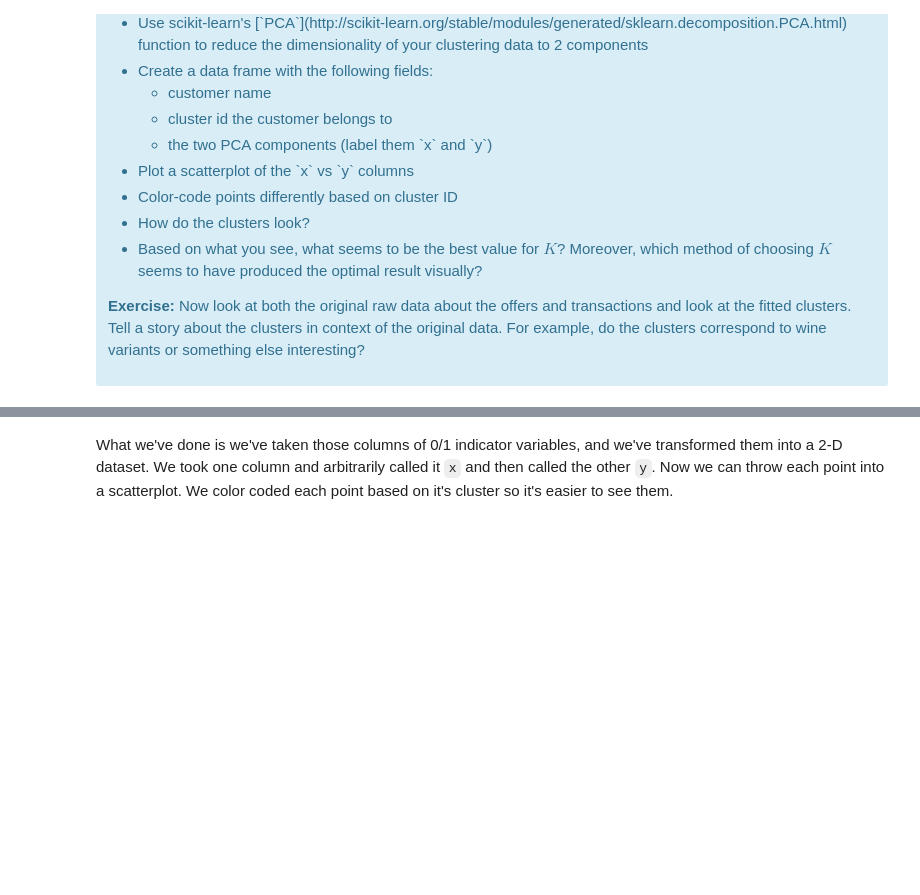
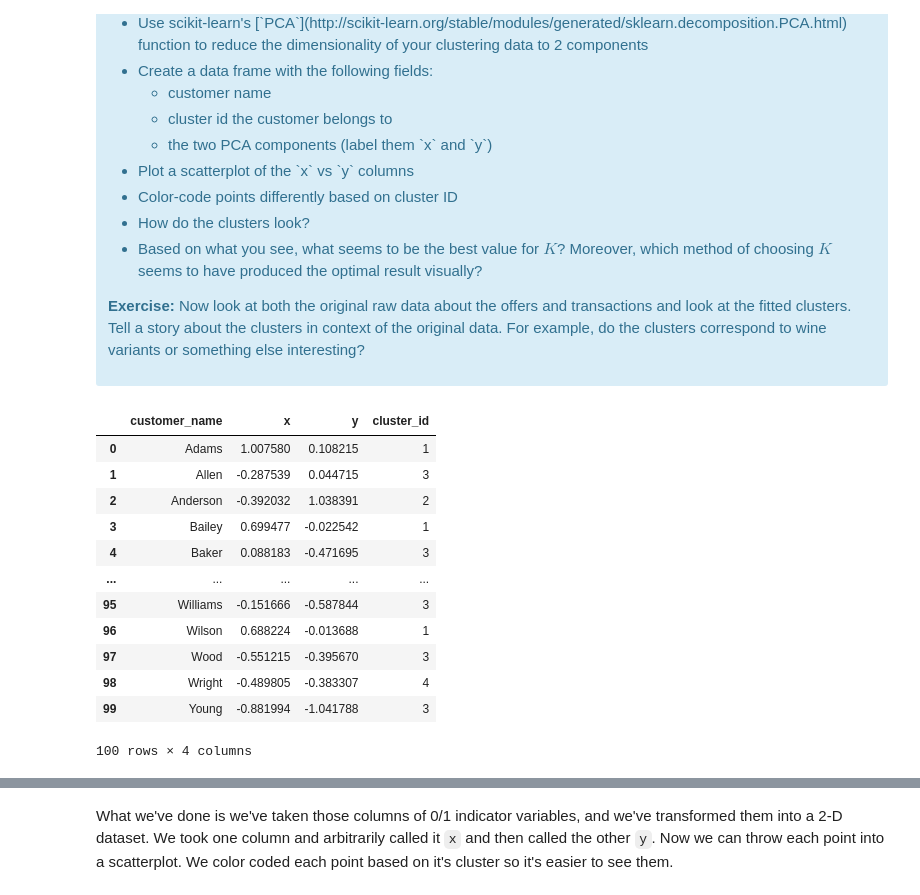
Before and after one commit to GwenToves/SpringBoard, a Jupyter notebook: Unsupervised Learning Case Studies/Clustering Case Study/Clustering Case Study - Customer Segmentation with K-Means - Tier 3.ipynb, the cells around one changed output, grey strips where cells are left out. Saved outputs shown, nothing was run; the diff lists cells and outputs as text; code cells hidden in the pictures; blank space fills up the shorter version.

```diff
--- a/Unsupervised Learning Case Studies/Clustering Case Study/Clustering Case Study - Customer Segmentation with K-Means - Tier 3.ipynb
+++ b/Unsupervised Learning Case Studies/Clustering Case Study/Clustering Case Study - Customer Segmentation with K-Means - Tier 3.ipynb
@@ -363,0 +368,22 @@ This is only one use of PCA for dimension reduction. We can also use PCA when we
+# %%
+model = sklearn.cluster.KMeans(n_clusters=5)
+cluster_labels = model.fit_predict(x_cols)
+
+result = pd.concat([df['customer_name'],
+                   trans_df,
+                   pd.Series(cluster_labels, name='cluster_id')], axis=1)
+result
+# %% [output]
+|  | customer_name | x | y | cluster_id |
+| 0 | Adams | 1.007580 | 0.108215 | 1 |
+| 1 | Allen | -0.287539 | 0.044715 | 3 |
+| 2 | Anderson | -0.392032 | 1.038391 | 2 |
+| 3 | Bailey | 0.699477 | -0.022542 | 1 |
+| 4 | Baker | 0.088183 | -0.471695 | 3 |
+| ... | ... | ... | ... | ... |
+| 95 | Williams | -0.151666 | -0.587844 | 3 |
+| 96 | Wilson | 0.688224 | -0.013688 | 1 |
+| 97 | Wood | -0.551215 | -0.395670 | 3 |
+| 98 | Wright | -0.489805 | -0.383307 | 4 |
+| 99 | Young | -0.881994 | -1.041788 | 3 |
+100 rows × 4 columns
```
Also changed, not shown: parts of 9 cells of this notebook.
